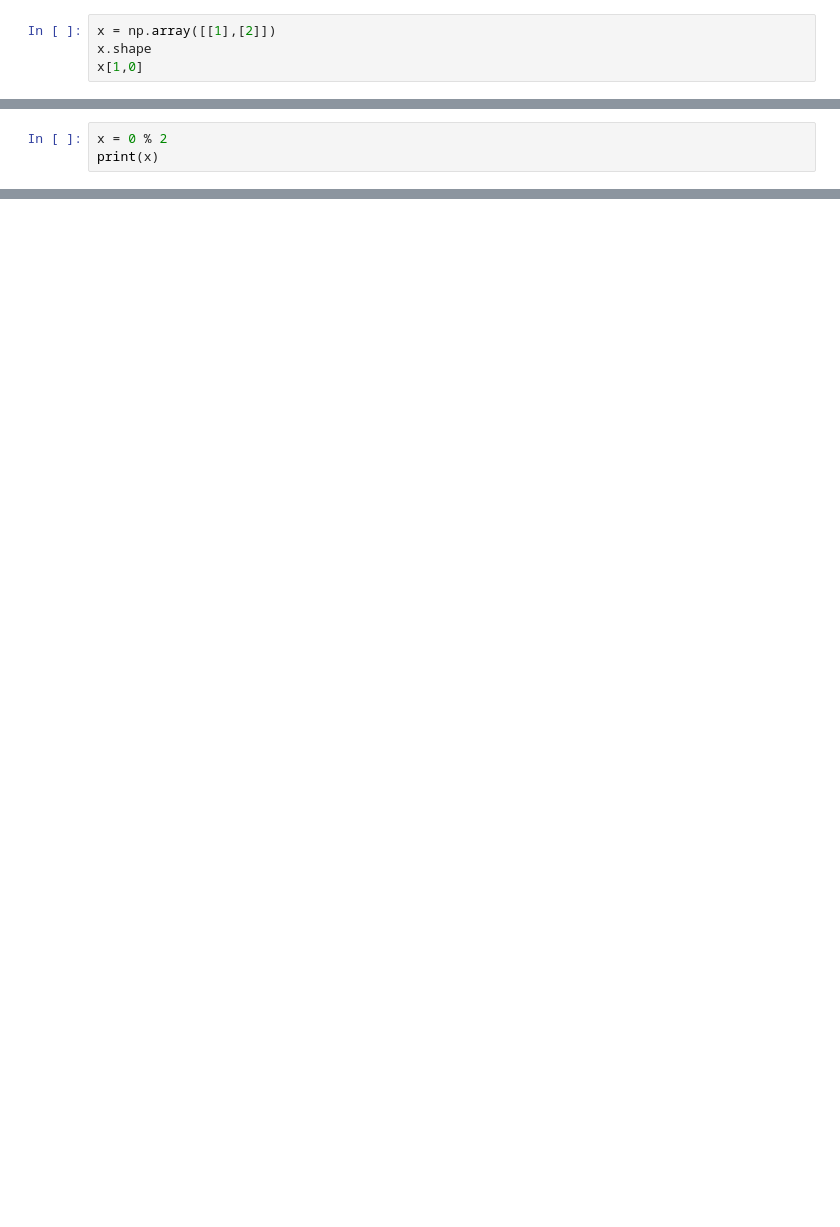
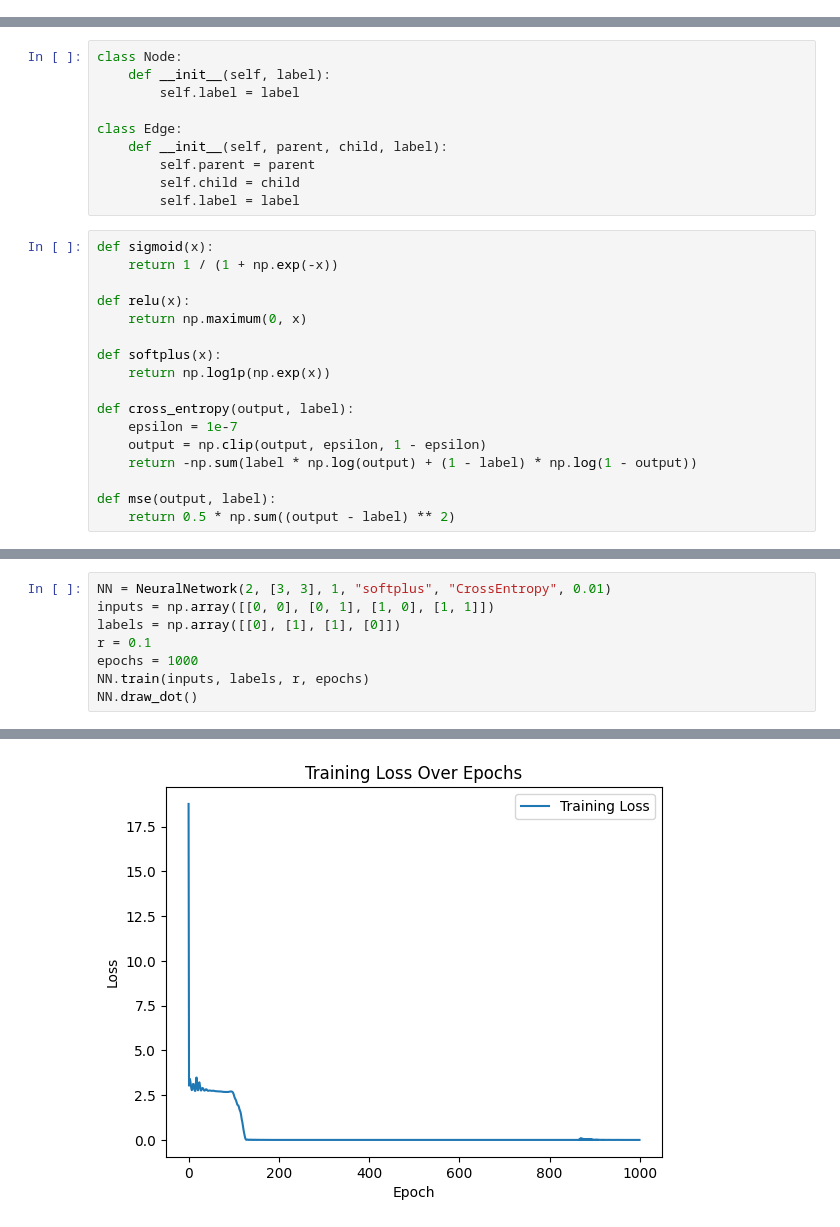
Before and after one commit to Jean-LucDeRieux/ML_Models, a Jupyter notebook: Nerual Network - Matrix.ipynb, the cells around one changed output, grey strips where cells are left out. Saved outputs shown, nothing was run; the diff lists cells and outputs as text; blank space fills up the shorter version.

Commit message:
fix: added ability to printout training loss

```diff
--- a/Nerual Network - Matrix.ipynb
+++ b/Nerual Network - Matrix.ipynb
@@ -119,4 +5,0 @@ class nerualNetwork:
-# %%
-x = np.array([[1],[2]])
-x.shape
-x[1,0]
@@ -125,3 +5,0 @@ x[1,0]
-# %%
-x = 0 % 2
-print(x)
@@ -186,0 +6,27 @@ KeyboardInterrupt:
+# %%
+class Node:
+    def __init__(self, label):
+        self.label = label
+
+class Edge:
+    def __init__(self, parent, child, label):
+        self.parent = parent
+        self.child = child
+        self.label = label
+# %%
+def sigmoid(x):
+    return 1 / (1 + np.exp(-x))
+
+def relu(x):
+    return np.maximum(0, x)
+
+def softplus(x):
+    return np.log1p(np.exp(x))
+
+def cross_entropy(output, label):
+    epsilon = 1e-7
+    output = np.clip(output, epsilon, 1 - epsilon)
+    return -np.sum(label * np.log(output) + (1 - label) * np.log(1 - output))
+
+def mse(output, label):
+    return 0.5 * np.sum((output - label) ** 2)
@@ -186,0 +201,9 @@ KeyboardInterrupt:
+# %%
+NN = NeuralNetwork(2, [3, 3], 1, "softplus", "CrossEntropy", 0.01)
+inputs = np.array([[0, 0], [0, 1], [1, 0], [1, 1]])
+labels = np.array([[0], [1], [1], [0]])
+r = 0.1
+epochs = 1000
+NN.train(inputs, labels, r, epochs)
+NN.draw_dot()
+# %% [output]
@@ -186,0 +227 @@ KeyboardInterrupt:
+[figure, added]
```
Also changed, not shown: parts of 10 cells of this notebook.
